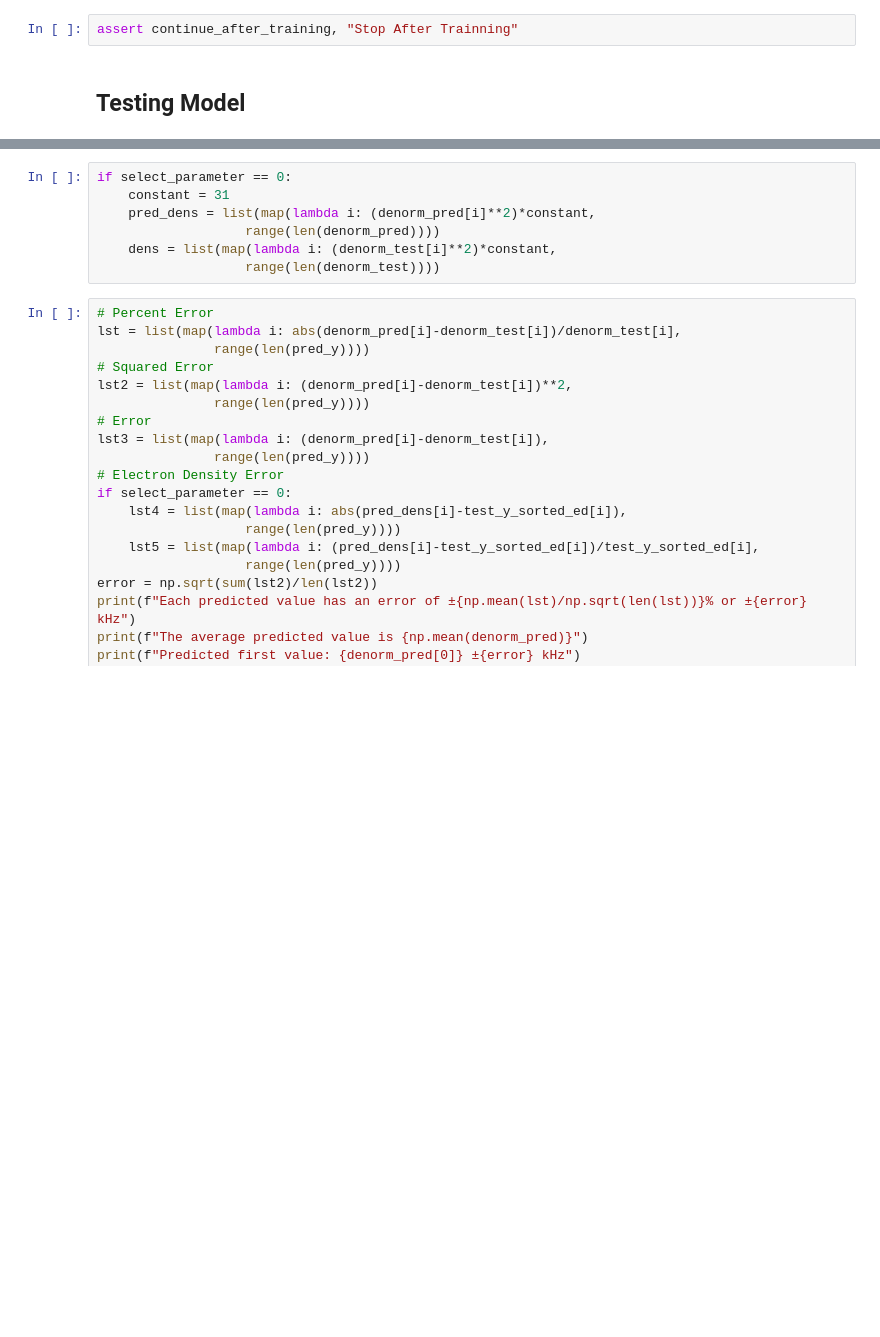
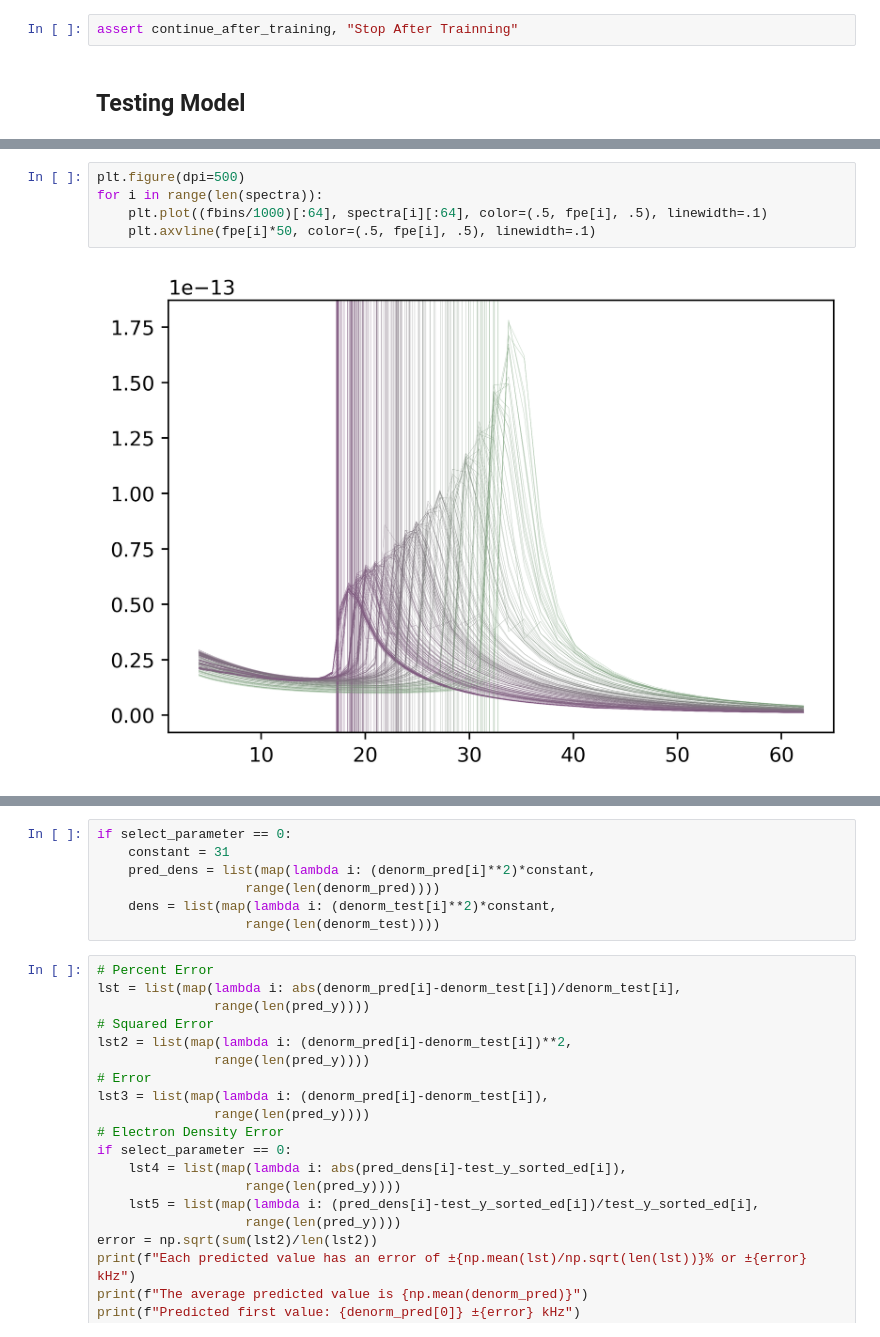
Before and after one commit to AyushmaanAggarwal/qtn-proj-ayu, a Jupyter notebook: cnn_wind.ipynb, the cells around one changed output, grey strips where cells are left out. Drawn from its saved outputs; the diff is of its cells as text; blank space fills up the shorter version.

```diff
--- a/cnn_wind.ipynb
+++ b/cnn_wind.ipynb
@@ -232,0 +273,7 @@ _________________________________________________________________
+# %%
+plt.figure(dpi=500)
+for i in range(len(spectra)):
+    plt.plot((fbins/1000)[:64], spectra[i][:64], color=(.5, fpe[i], .5), linewidth=.1)
+    plt.axvline(fpe[i]*50, color=(.5, fpe[i], .5), linewidth=.1)
+# %% [output]
+[figure, added]
```
Also changed, not shown: parts of 16 cells of this notebook, 10 other files.
